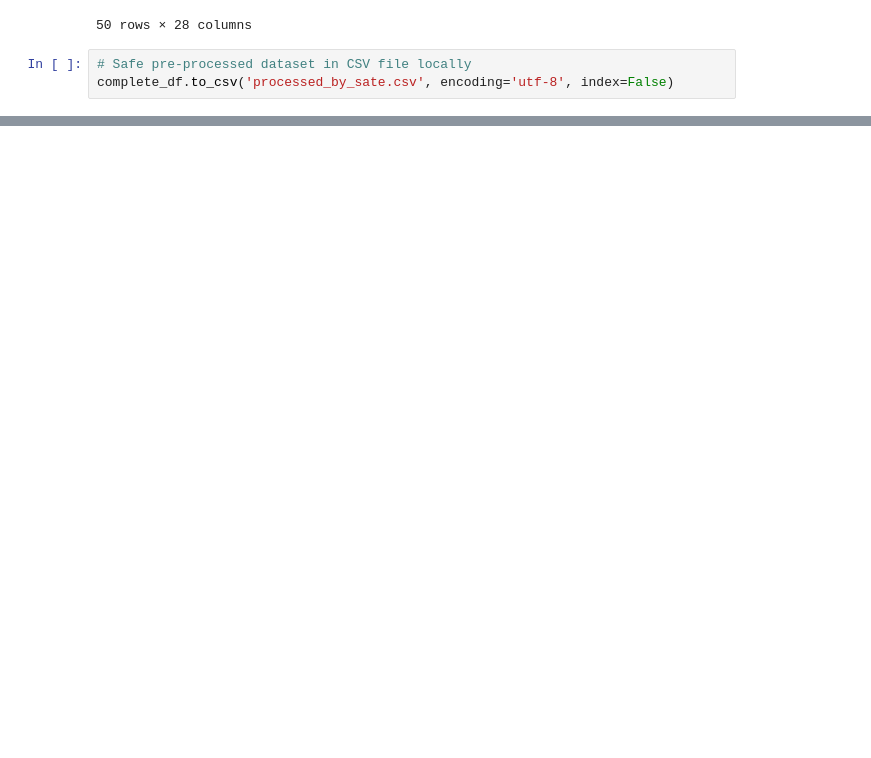
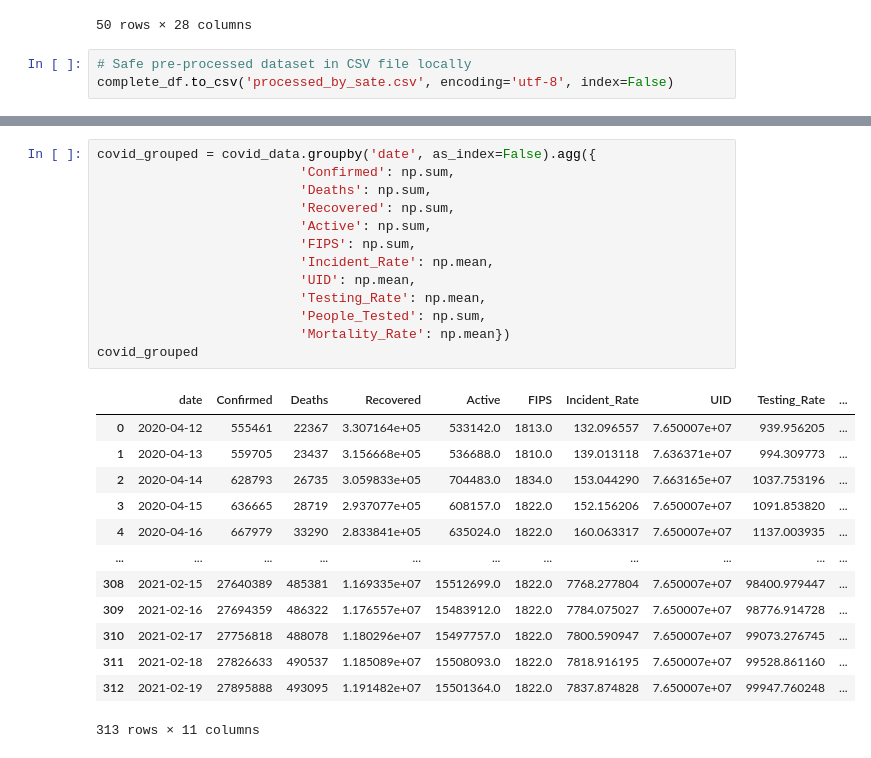
Before and after one commit to DSNortsev/CSE696-CECS_PROJECT, a Jupyter notebook: CSE_Project.ipynb, the cells around one changed output, grey strips where cells are left out. Drawn from its saved outputs; the diff is of its cells as text; blank space fills up the shorter version.

```diff
--- a/CSE_Project.ipynb
+++ b/CSE_Project.ipynb
@@ -617,0 +642,27 @@ complete_df.to_csv('processed_by_sate.csv', encoding='utf-8', index=False)
+# %%
+covid_grouped = covid_data.groupby('date', as_index=False).agg({
+                          'Confirmed': np.sum,
+                          'Deaths': np.sum,
+                          'Recovered': np.sum,
+                          'Active': np.sum,
+                          'FIPS': np.sum,
+                          'Incident_Rate': np.mean,
+                          'UID': np.mean,
+                          'Testing_Rate': np.mean,
+                          'People_Tested': np.sum,
+                          'Mortality_Rate': np.mean})
+covid_grouped
+# %% [output]
+|  | date | Confirmed | Deaths | Recovered | Active | FIPS | Incident_Rate | UID | Testing_Rate | ... |
+| 0 | 2020-04-12 | 555461 | 22367 | 3.307164e+05 | 533142.0 | 1813.0 | 132.096557 | 7.650007e+07 | 939.956205 | ... |
+| 1 | 2020-04-13 | 559705 | 23437 | 3.156668e+05 | 536688.0 | 1810.0 | 139.013118 | 7.636371e+07 | 994.309773 | ... |
+| 2 | 2020-04-14 | 628793 | 26735 | 3.059833e+05 | 704483.0 | 1834.0 | 153.044290 | 7.663165e+07 | 1037.753196 | ... |
+| 3 | 2020-04-15 | 636665 | 28719 | 2.937077e+05 | 608157.0 | 1822.0 | 152.156206 | 7.650007e+07 | 1091.853820 | ... |
+| 4 | 2020-04-16 | 667979 | 33290 | 2.833841e+05 | 635024.0 | 1822.0 | 160.063317 | 7.650007e+07 | 1137.003935 | ... |
+| ... | ... | ... | ... | ... | ... | ... | ... | ... | ... | ... |
+| 308 | 2021-02-15 | 27640389 | 485381 | 1.169335e+07 | 15512699.0 | 1822.0 | 7768.277804 | 7.650007e+07 | 98400.979447 | ... |
+| 309 | 2021-02-16 | 27694359 | 486322 | 1.176557e+07 | 15483912.0 | 1822.0 | 7784.075027 | 7.650007e+07 | 98776.914728 | ... |
+| 310 | 2021-02-17 | 27756818 | 488078 | 1.180296e+07 | 15497757.0 | 1822.0 | 7800.590947 | 7.650007e+07 | 99073.276745 | ... |
+| 311 | 2021-02-18 | 27826633 | 490537 | 1.185089e+07 | 15508093.0 | 1822.0 | 7818.916195 | 7.650007e+07 | 99528.861160 | ... |
+| 312 | 2021-02-19 | 27895888 | 493095 | 1.191482e+07 | 15501364.0 | 1822.0 | 7837.874828 | 7.650007e+07 | 99947.760248 | ... |
+313 rows × 11 columns
```
Also changed, not shown: parts of 21 cells of this notebook, 2 other files.
